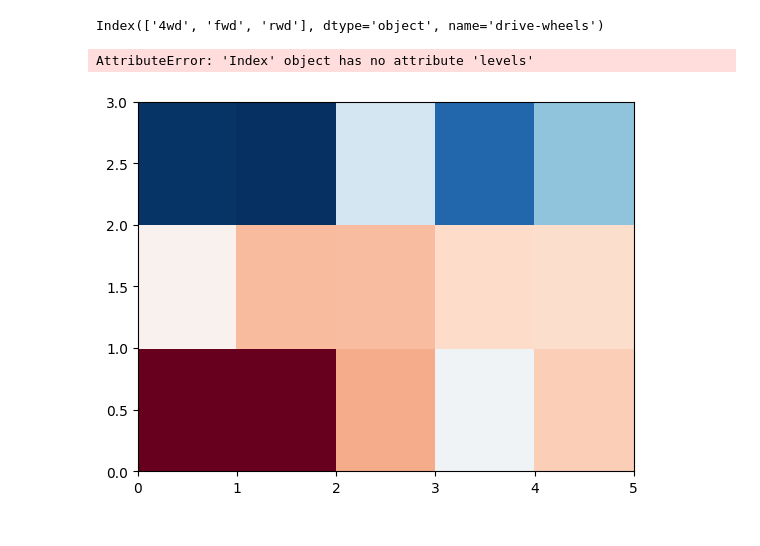
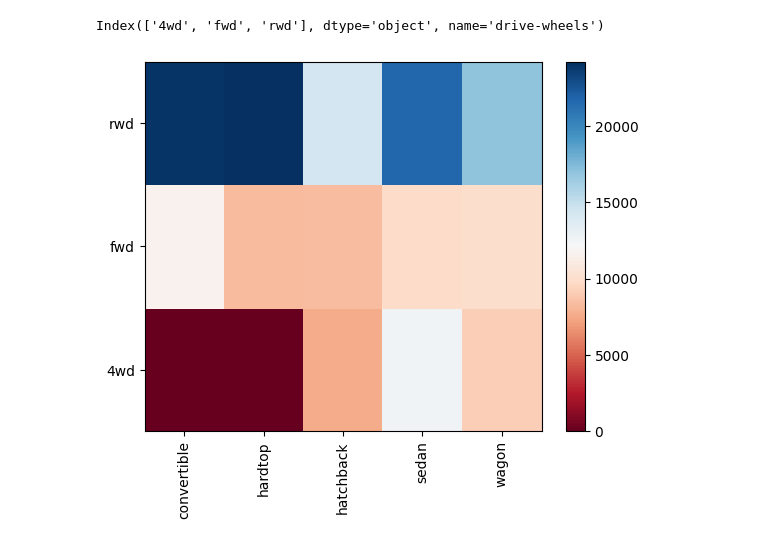
Before and after one commit to KRIS2HNA/AUTOMOBILE-PRICE-PREDICTION, a Jupyter notebook: auto-reg.ipynb, the cells around one changed output. Cells and saved outputs as stored; diff of their text form; code cells hidden in the pictures.

```diff
--- a/auto-reg.ipynb
+++ b/auto-reg.ipynb
@@ -1057,22 +1057,21 @@ Index(['4wd', 'fwd', 'rwd'], dtype='object', name='drive-wheels')
 # %%
 fig,ax = plt.subplots()
 im=ax.pcolor(pivot_table, cmap='RdBu')
 # labels names
-row_lables = pivot_table.columns.levels[1]# accessing bodytype from grouped pivot
+row_lables = pivot_table.columns # accessing bodytype from grouped pivot
 col_labels = pivot_table.index # acessing drive wheels from grouped pivot
 #move ticks and lables to the center
 
 ax.set_xticks(np.arange(pivot_table.shape[1]) +0.5, minor = False)
 ax.set_yticks(np.arange(pivot_table.shape[0]) +0.5, minor = False)
 #insert labels
 ax.set_xticklabels(row_lables, minor = False)
 ax.set_yticklabels(col_labels, minor = False)
 
 
 #rotate the x lables to see better
 plt.xticks(rotation=90)
 fig.colorbar(im)
 plt.show()
 # %% [output]
-AttributeError: 'Index' object has no attribute 'levels'
-[figure, old version]
+[figure, new version]
```
Also changed, not shown: parts of 2 cells of this notebook.
